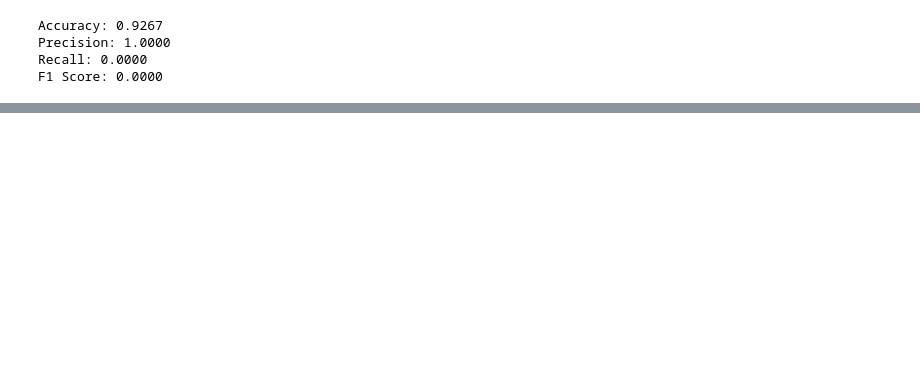
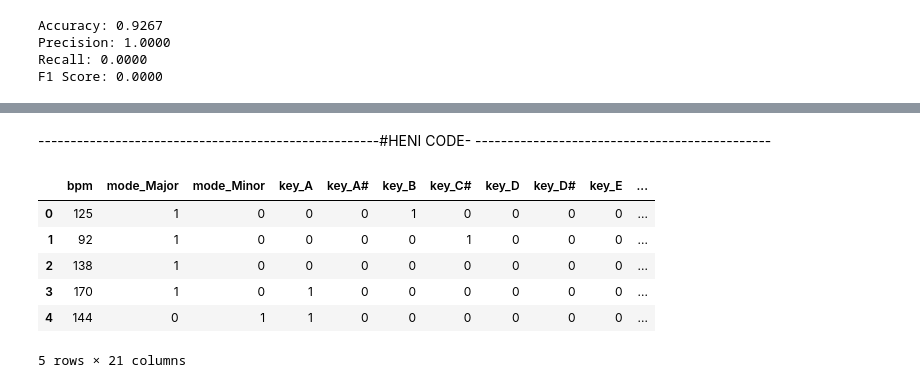
Before and after one commit to AfonsoCunha22/intro_ML_DM, a Jupyter notebook: model.ipynb, the cells around one changed output, grey strips where cells are left out. Cells and saved outputs as stored; diff of their text form; code cells hidden in the pictures; blank space fills up the shorter version.

```diff
--- a/model.ipynb
+++ b/model.ipynb
@@ -391,0 +385,16 @@ NameError: name 'y' is not defined
+# %% [markdown]
+-----------------------------------------------------#HENI CODE- ----------------------------------------------
+# %%
+data['populartity'] = data['streams'].apply(lambda x: 1 if x > threshold else 0)
+myClassNames = ['Not Popular', 'Popular']
+y = data['populartity']
+X = data[composition_features]
+X.head()
+# %% [output]
+|  | bpm | mode_Major | mode_Minor | key_A | key_A# | key_B | key_C# | key_D | key_D# | key_E | ... |
+| 0 | 125 | 1 | 0 | 0 | 0 | 1 | 0 | 0 | 0 | 0 | ... |
+| 1 | 92 | 1 | 0 | 0 | 0 | 0 | 1 | 0 | 0 | 0 | ... |
+| 2 | 138 | 1 | 0 | 0 | 0 | 0 | 0 | 0 | 0 | 0 | ... |
+| 3 | 170 | 1 | 0 | 1 | 0 | 0 | 0 | 0 | 0 | 0 | ... |
+| 4 | 144 | 0 | 1 | 1 | 0 | 0 | 0 | 0 | 0 | 0 | ... |
+5 rows × 21 columns
```
Also changed, not shown: parts of 4 cells of this notebook.
